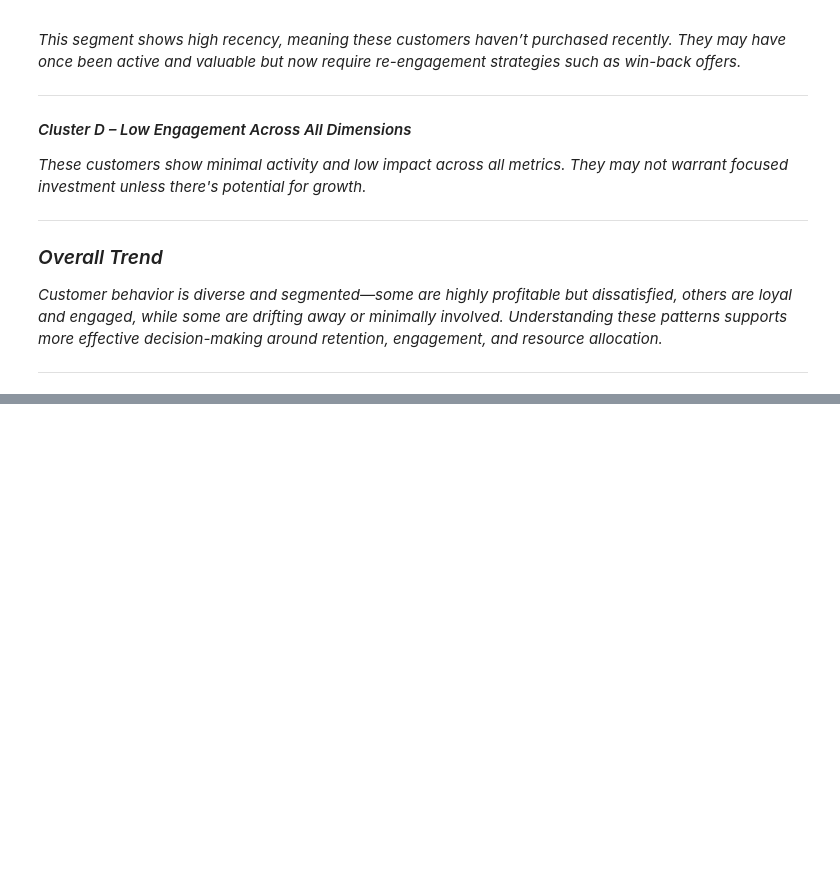
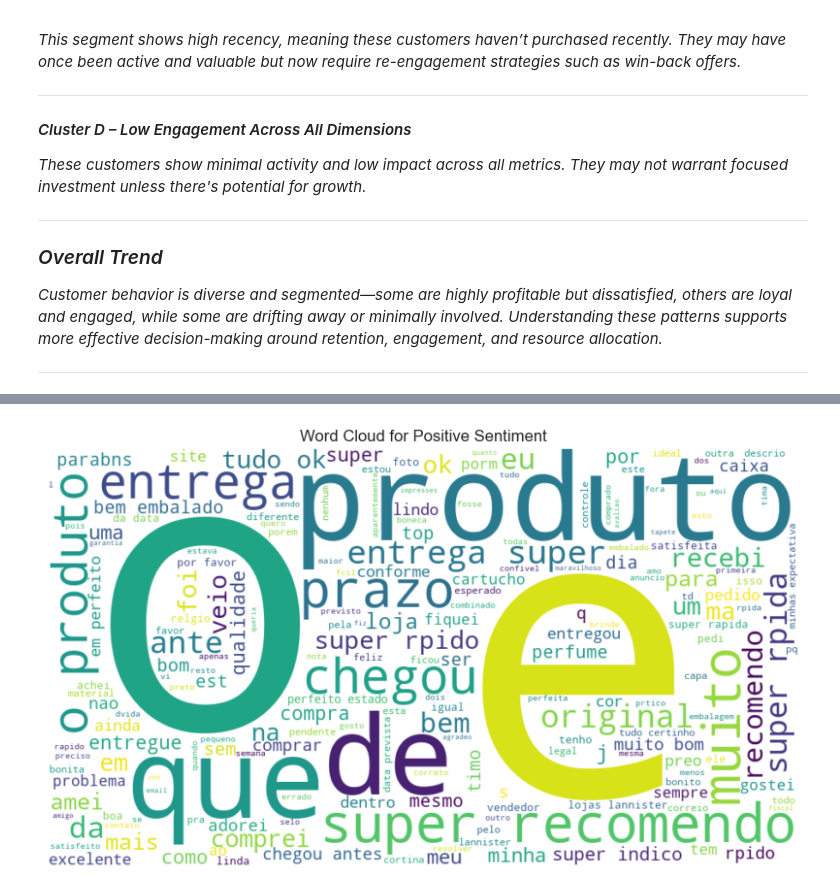
Before and after one commit to SnitTeshome/DSA2040A_DataMining_Group-8_Snit_552___Mohamed_006___Halima_315___Lesala_218, a Jupyter notebook: notebooks/3_data_mining.ipynb, the cells around one changed output, grey strips where cells are left out. Cells and saved outputs as stored; diff of their text form; code cells hidden in the pictures; blank space fills up the shorter version.

Commit message:
Implement sentiment analysis pipeline with cleaning, classification, and evaluation

```diff
--- a/notebooks/3_data_mining.ipynb
+++ b/notebooks/3_data_mining.ipynb
@@ -263,0 +278,2 @@ The radar chart visualizes distinct customer segments based on behavioral patter
+# %%
+nlp_df = df[['review_comment_title', 'review_comment_message', 'product_category_name']]
@@ -263,0 +367,22 @@ The radar chart visualizes distinct customer segments based on behavioral patter
+# %%
+from vaderSentiment.vaderSentiment import SentimentIntensityAnalyzer
+
+# Initialize analyzer
+analyzer = SentimentIntensityAnalyzer()
+
+def classify_sentiment(df, column_name='review_comment_message_clean'):
+    def get_sentiment_classification(text):
+        scores = analyzer.polarity_scores(text)
+        if scores['compound'] >= 0.05:
+            return 'Positive'
+        elif scores['compound'] <= -0.05:
+            return 'Negative'
+        else:
+            return 'Neutral'
+
+    df[f'{column_name}_sentiment'] = df[column_name].map(get_sentiment_classification)
+    return df
+
+# Apply to cleaned and preprocessed data
+df_sentiment = classify_sentiment(df_cleaned, 'review_comment_message_clean')
+df_sentiment[['review_comment_message_clean', 'review_comment_message_clean_sentiment']].head(25)
@@ -263,0 +407,19 @@ The radar chart visualizes distinct customer segments based on behavioral patter
+# %%
+# Function to generate word cloud for a given sentiment
+def generate_wordcloud(df_sentiment, sentiment_label):
+    # Filter rows with the selected sentiment
+    text = ' '.join(df_sentiment[df_sentiment['review_comment_message_clean_sentiment'] == sentiment_label]['review_comment_message_clean'])
+
+    # Generate the word cloud
+    wordcloud = WordCloud(width=900, height=500, background_color='white').generate(text)
+
+    # Display the word cloud
+    plt.figure(figsize=(10, 6))
+    plt.imshow(wordcloud, interpolation='bilinear')
+    plt.title(f'Word Cloud for {sentiment_label} Sentiment')
+    plt.axis('off')
+    plt.show()
+# %%
+generate_wordcloud(df_sentiment, 'Positive')
+# %% [output]
+[figure, added]
```
Also changed, not shown: parts of 19 cells of this notebook, 3 other files.
